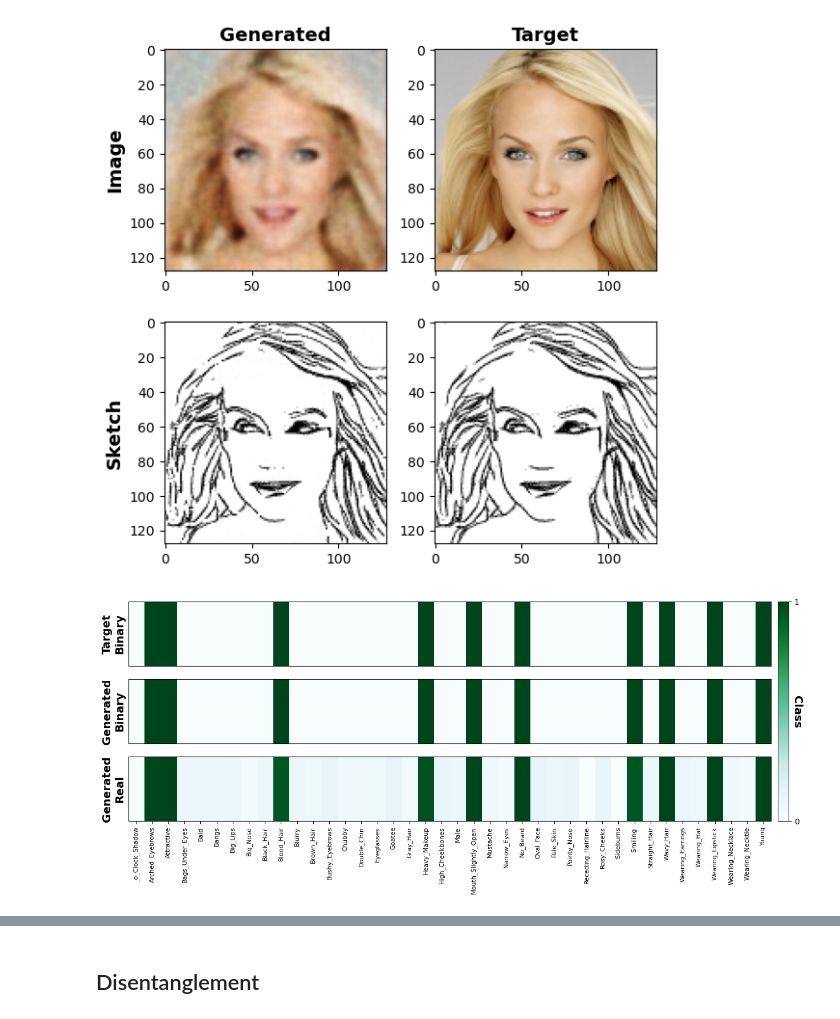
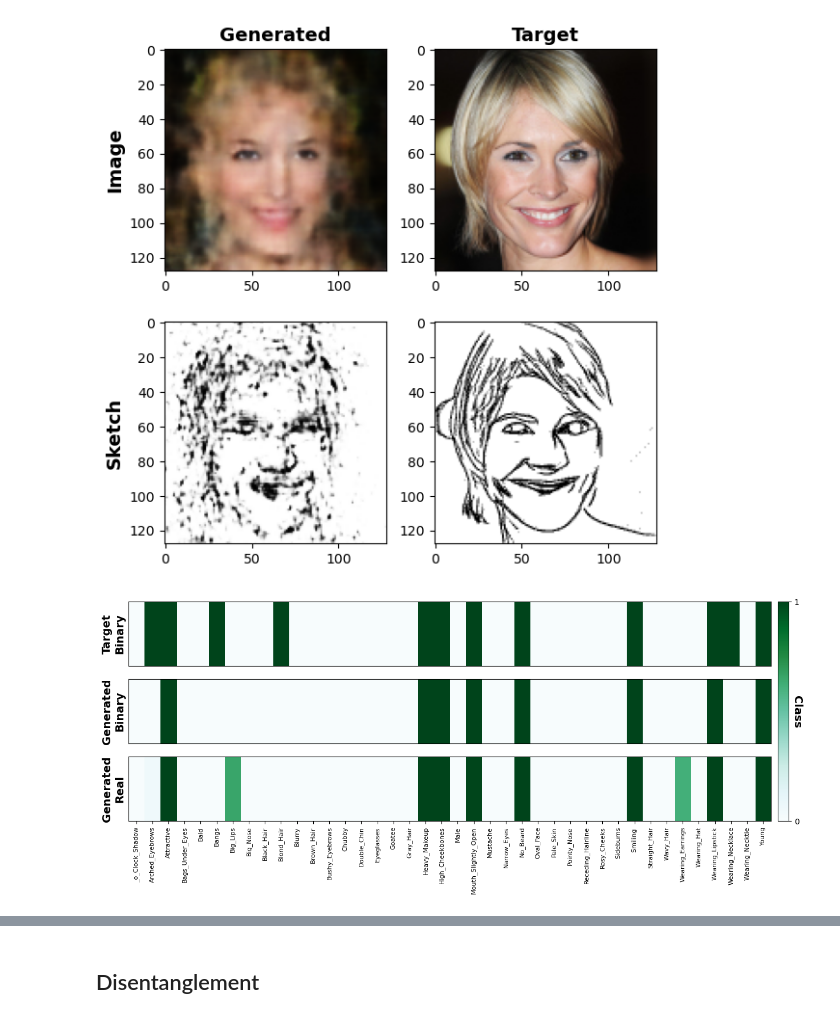
Before and after one commit to ClarysseArthur/VUB-MT-Development, a Jupyter notebook: Models/GenRKM-MMCelebHQ-V3/model.ipynb, the cells around one changed output, grey strips where cells are left out. Drawn from its saved outputs; the diff is of its cells as text; code cells hidden in the pictures.

Commit message:
Updated Celeb model

```diff
--- a/Models/GenRKM-MMCelebHQ-V3/model.ipynb
+++ b/Models/GenRKM-MMCelebHQ-V3/model.ipynb
@@ -32,7 +32,7 @@ from BA import mh_binary_accuracy
 # %%
 parser = argparse.ArgumentParser(description='Gen-RKM Model')
 
-parser.add_argument('--N', type=int, default=100, help='Total # of samples')
+parser.add_argument('--N', type=int, default=1000, help='Total # of samples') # 1000
 parser.add_argument('--mb_size', type=int, default=100, help='Mini-batch size. See utils.py')
 parser.add_argument('--h_dim', type=int, default=40, help='Dim of latent vector')
 parser.add_argument('--capacity', type=int, default=32, help='Capacity of network. See utils.py')
@@ -42,10 +42,10 @@ parser.add_argument('--c_accu', type=float, default=100, help='Input weight on r
 parser.add_argument('--start_iter', type=int, default=0, help='Input start_iter for training')
 
 parser.add_argument('--lr', type=float, default=1e-4, help='Input learning rate for optimizer')
-parser.add_argument('--max_epochs', type=int, default=1, help='Input max_epoch for cut-off')
+parser.add_argument('--max_epochs', type=int, default=0, help='Input max_epoch for cut-off') # 5000
 parser.add_argument('--device', type=str, default='cpu', help='Device type: cuda or cpu')
 parser.add_argument('--workers', type=int, default=0, help='# of workers for dataloader')
-parser.add_argument('--shuffle', type=bool, default=False, help='shuffle dataset: true or false')
+parser.add_argument('--shuffle', type=bool, default=True, help='shuffle dataset: true or false')
 
 opt, _ = parser.parse_known_args()
 
@@ -62,10 +62,9 @@ dirs.create()
 # %%
 def kPCA(X, Y, Z, eps=1e-6):
     # Kernel matrix (B,B)
+    # print('Shapes of KPCA input:', X.shape, Y.shape, Z.shape)
 
-    print('Shapes of KPCA input:', X.shape, Y.shape, Z.shape)
-
-    a = X @ X.T + Y @ Y.T + Z @ Z.T
+    a = X @ X.T + Y @ Y.T + Z @ Z.T / 3
     B = a.size(0)
 
     # Centering (same dtype/device as a)
@@ -216,7 +265,7 @@ Finished Training. Lowest cost: 6
 #             'classes': get_classes(),
 #             'h': h, 'N': N, 's': s, 'U': U, 'V': V, 'W': W}, 'out/{}'.format(dirs.dirout))
 # %%
-model = torch.load('./out/5000.tar', weights_only=False)
+model = torch.load('./out/5000_1000.tar', weights_only=False)
 
 U = model['U']
 V = model['V']
@@ -242,60 +373,54 @@ torch.Size([100, 15])
 # %%
-target_index = 1                                                                    # Sample Index
-h_target = h[target_index, :]                                                       # Latent representation of the target sample
+target_index = 0
 
-# Generate Image
-z_im = torch.mv(U, h_target).unsqueeze(0)                                           # Get the encoding back from the latent representation
-im_gen = net_im_de(z_im).detach().cpu().numpy()                                     # Decode using the trained models
-im_gen = im_gen.reshape(3, 128, 128).transpose(1, 2, 0)                             # Reshape and reorder channels for plotting
+in_image = in_data_im_test[0][target_index].transpose(1, 2, 0)
+in_sketch = in_data_sk_test[0][target_index].transpose(1, 2, 0)
+in_label = in_data_la_test[0][target_index]
 
-# Generate Sketch
-z_sk = torch.mv(V, h_target).unsqueeze(0)
-sk_gen = net_sk_de(z_sk).detach().cpu().numpy()
-sk_gen = sk_gen.reshape(128, 128).transpose(0,1)
-
-# Generate Labels
-la_gen = net_la_de(torch.mv(W, h_target)).detach().cpu().numpy()
+out_image = out_data_im_test[0][target_index].transpose(1, 2, 0)
+out_sketch = out_data_sk_test[0][target_index].transpose(1, 2, 0)
+out_label = out_data_la_test[0][target_index]
 
 # Plot Image + Sketch
 fig, ax = plt.subplots(2, 2, figsize=(6, 6))
 
-ax[0,0].imshow(im_gen)
+ax[0,0].imshow(out_image)
 ax[0,0].set_title('Generated', size=14, weight='bold')
 ax[0,0].set_ylabel('Image', rotation=90, size=14, weight='bold')
 
-ax[1,0].imshow(sk_gen, cmap='gray')
+ax[1,0].imshow(out_sketch, cmap='gray')
 ax[1,0].set_ylabel('Sketch', rotation=90, size=14, weight='bold')
 
-ax[0,1].imshow(data_im[target_index].numpy().transpose(1, 2, 0))
+ax[0,1].imshow(in_image)
 ax[0,1].set_title('Target', size=14, weight='bold')
 
-ax[1,1].imshow(data_sk[target_index].numpy().transpose(1, 2, 0), cmap='gray')
+ax[1,1].imshow(in_sketch, cmap='gray')
 
 plt.tight_layout()
 plt.show()
 
 # Plot Labels
 fig, ax = plt.subplots(3, 1, figsize=(15, 5))
-ax[0].imshow(data_la[target_index].numpy().reshape(1, -1), cmap='BuGn', aspect='auto')
+ax[0].imshow(in_label.reshape(1, -1), cmap='BuGn', aspect='auto')
 ax[0].set_yticks([])
 ax[0].set_xticks([])
 ax[0].set_ylabel('Target\nBinary', rotation=90, size=14, weight='bold')
 
-ax[1].imshow((la_gen.reshape(1, -1) > 0.5).astype(np.int64), cmap='BuGn', aspect='auto')
+ax[1].imshow((out_label.reshape(1, -1) > 0.5).astype(np.int64), cmap='BuGn', aspect='auto')
 ax[1].set_yticks([])
 ax[1].set_xticks([])
 ax[1].set_ylabel('Generated\nBinary', rotation=90, size=14, weight='bold')
 
-ax[2].imshow(la_gen.reshape(1, -1), cmap='BuGn', aspect='auto')
+ax[2].imshow(out_label.reshape(1, -1), cmap='BuGn', aspect='auto')
 ax[2].set_yticks([])
 ax[2].set_xticks(range(len(get_classes())))
 ax[2].set_xticklabels(get_classes(), rotation=90, size=8)
 ax[2].set_ylabel('Generated\nReal', rotation=90, size=14, weight='bold')
 
 cbar = fig.colorbar(plt.cm.ScalarMappable(cmap='BuGn'), ax=ax, orientation='vertical', fraction=0.02, pad=0.01)
 cbar.set_ticks([0, 1])
 cbar.set_ticklabels(['0', '1'])
 cbar.set_label('Class', rotation=270, size=14, weight='bold')
 # %% [output]
-[figure, old version]
+[figure, new version]
-[figure, old version]
+[figure, new version]
```
Also changed, not shown: parts of 20 cells of this notebook, 1 other file.
